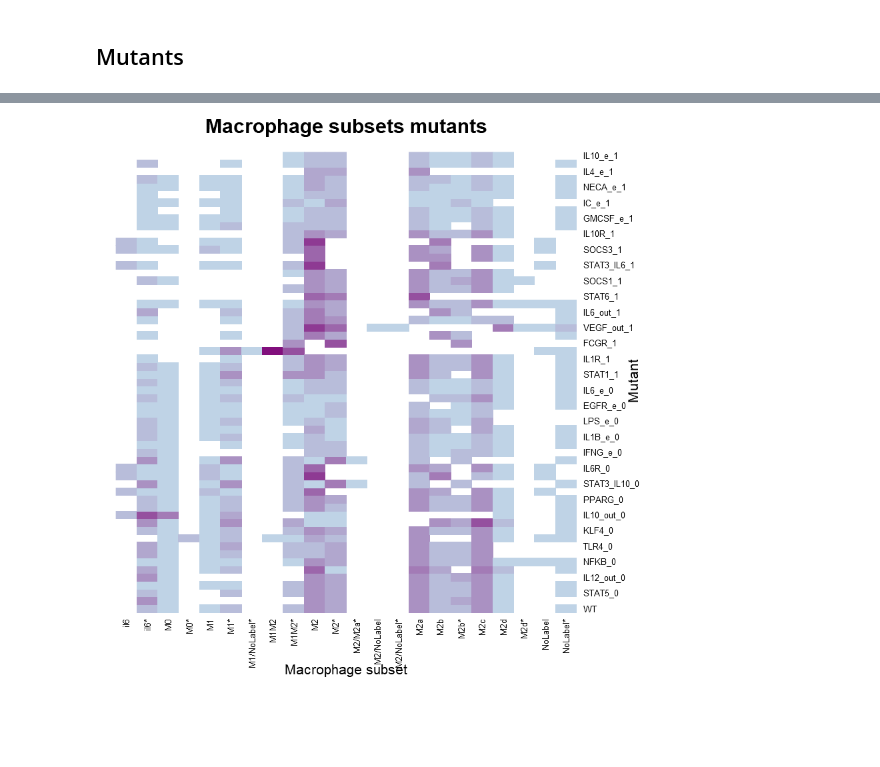
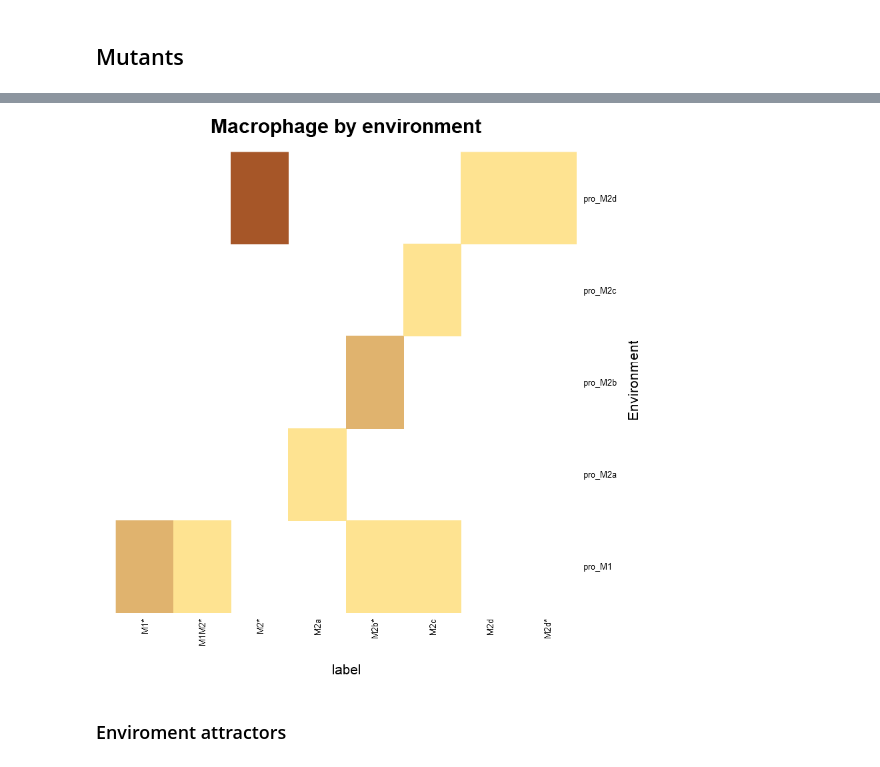
Before and after one commit to AzaidOA/Macrophage_Boolean_Network, a Jupyter notebook: MP_network.ipynb, the cells around one changed output, grey strips where cells are left out. Cells and saved outputs as stored; diff of their text form; code cells hidden in the pictures; blank space fills up the shorter version.

```diff
--- a/MP_network.ipynb
+++ b/MP_network.ipynb
@@ -518,0 +285,22 @@ mutants
+# %%
+file.env <- "CSV/MP_enviroments.csv"
+if(! file.exists(file.env)) {
+    estimulus <- net$genes[str_detect(net$genes, "_e")]
+    set.env <- function(genes, estimulus){
+        ind <- match(genes, estimulus)
+        env <- rep(0, length(estimulus))
+        env[ind] <- 1
+        names(env) <- estimulus
+        env
+    }
+    pro_M1 <- set.env(c("IFNG_e", "LPS_e", "GMCSF_e"), estimulus)
+    pro_M2a <- set.env(c("IL4_e"), estimulus)
+    pro_M2b <- set.env(c("LPS_e","IC_e", "IL1B_e"), estimulus)
+    pro_M2c <- set.env(c("IL10_e"), estimulus)
+    pro_M2d <- set.env(c("LPS_e", "IL6_e", "NECA_e"), estimulus)
+    env <- t(data.frame(pro_M1, pro_M2a, pro_M2b, pro_M2c, pro_M2d))
+    write.csv(x = env, file = file.env)
+} else {
+     env <- read.csv(file = file.env, row.names = 1)
+}
+env
@@ -535,5 +349,25 @@ if (!file.exists(mutants.file)){
-# %%
-mutants[mutants==0] <- NA
-f.mut.plot(mutants, image.name = "PLOT/MP_mut_wt.pdf", save.pdf=FALSE, normalize=F)
-# %% [output]
-[figure, removed]
+# %%
+env.attr <- read.csv(file.env.analysis, row.names = 1)
+file.env.attr.pdf <- "PLOT/MP_env_attr.pdf"
+env.attr[env.attr == 0] <- NA
+normalize = F
+if (normalize) {
+   env.attr <- env.attr/env.attr
+   color = '#a65628'
+} else {
+   colfunc <- colorRampPalette(c('#fee391', '#a65628'))
+   color <- colfunc(10)
+}
+save.pdf <- F
+if (!file.exists(file.env.attr.pdf)) { pdf(file.env.attr.pdf); save.pdf <- T }
+heatmap(t(as.matrix( subset(env.attr ))),
+        main="Macrophage by environment",
+        xlab="label", ylab="Environment",
+        col=color, cexCol=0.75, cexRow=0.75,
+        Colv = NA, Rowv = NA, scale="none",
+)
+if(save.pdf) dev.off()
+# %% [output]
+[figure, added]
+# %% [markdown]
+### Enviroment attractors
```
Also changed, not shown: parts of 39 cells of this notebook, 41 other files.
